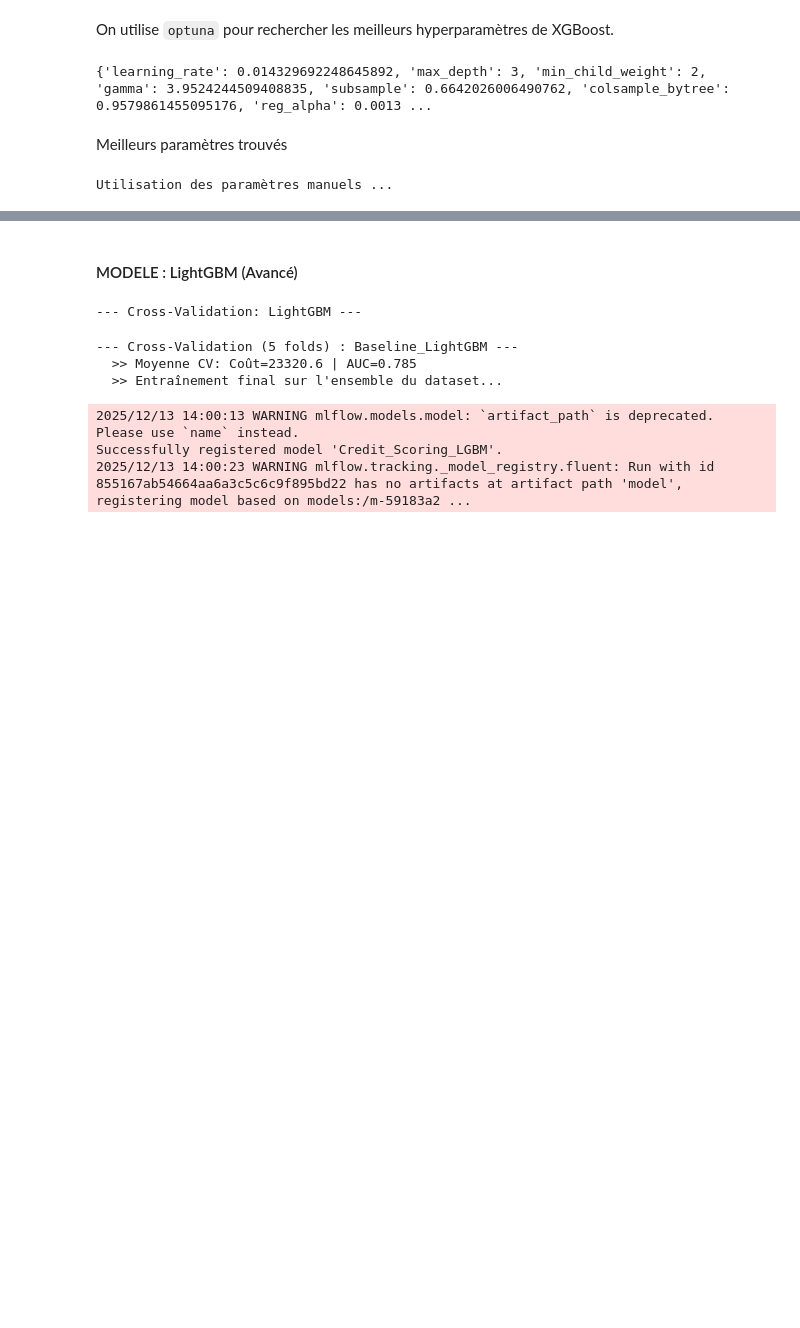
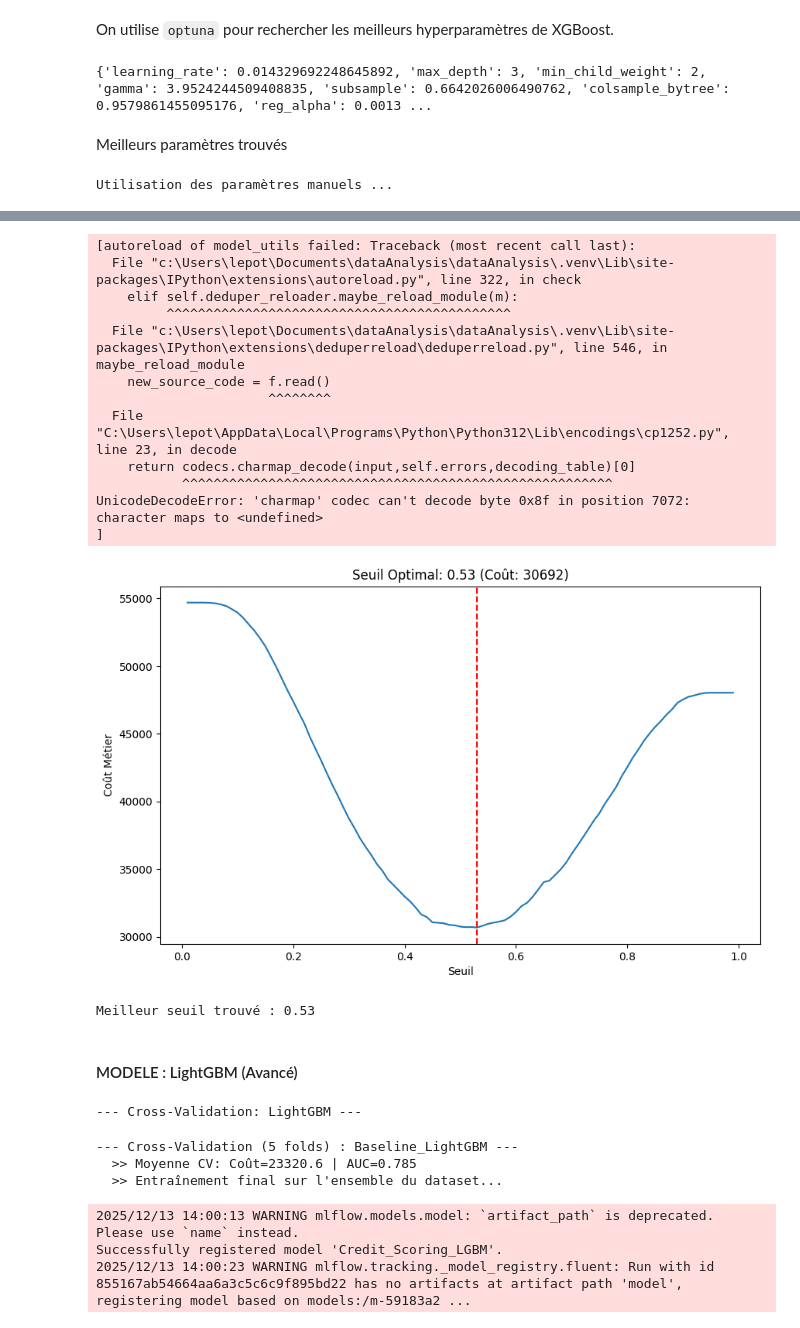
Before and after one commit to Sorci3/dataAnalysis, a Jupyter notebook: notebooks/02_model_training.ipynb, the cells around one changed output, grey strips where cells are left out. Saved outputs shown, nothing was run; the diff lists cells and outputs as text; code cells hidden in the pictures; blank space fills up the shorter version.

```diff
--- a/notebooks/02_model_training.ipynb
+++ b/notebooks/02_model_training.ipynb
@@ -214,37 +199,22 @@ fixed_params = {
 }
 # %% [output]
 Utilisation des paramètres manuels ...
-# %%
-fixed_params= {
-    'learning_rate': 0.04400582813531681,
-    'max_depth': 3, 'min_child_weight': 3,
-    'gamma': 3.1826123101824915,
-    'subsample': 0.6888658996066791,
-    'colsample_bytree': 0.7324941399326785,
-    'reg_alpha': 0.005835037378532085, ''
-    'reg_lambda': 5.981644864209042e-07,
-    'n_estimators': 997,
-    'objective': 'binary:logistic',
-    'scale_pos_weight':ratio_equilibrage,
-    'n_jobs':-1,
-    'random_state':42,
-    'eval_metric':'auc'}
 # %%
 print("\nEntraînement du modèle final XGBoost...")
 
 best_xgb = xgb.XGBClassifier(
-    **best_params,
-    early_stopping_rounds=100
+    **fixed_params,
+    #early_stopping_rounds=100
 )
 
-best_xgb.fit(
-    X_train, y_train,
-    eval_set=[(X_val, y_val)],
-    verbose=1
+print("\n--- Cross-Validation: XGBoost ---")
+model_xgb_optimized, cost_lgbm = train_cv_and_log(
+    model=best_xgb, X=X_train, y=y_train,
+    experiment_name="Credit_Scoring_Baselines",
+    run_name="Best_XGBOOST_Optimized",
+    model_name="Credit_Scoring_XGB_Optimized",
+    description="XGBoost rapide.",
+    tags={"type": "final", "algo": "tree"}
 )
-print("\n--- Évaluation du Modèle ---")
-y_val_proba = best_xgb.predict_proba(X_val)[:, 1]
-auc_score = roc_auc_score(y_val, y_val_proba)
-print(f"ROC AUC Score : {auc_score:.4f}")
 # %% [output]
 Entraînement du modèle final XGBoost...
@@ -292,3 +237,24 @@ Modèle loggé dans MLflow avec run_id: 96cdd75a78ba4fae80305e4c734ef773
+# %%
+y_val_proba = model_xgb_optimized.predict_proba(X_val)[:, 1]
+fig, best_thresh = plot_business_cost_threshold(y_val, y_val_proba)
+plt.show()
+
+print(f"Meilleur seuil trouvé : {best_thresh}")
+# %% [output]
+[autoreload of model_utils failed: Traceback (most recent call last):
+  File "c:\Users\lepot\Documents\dataAnalysis\dataAnalysis\.venv\Lib\site-packages\IPython\extensions\autoreload.py", line 322, in check
+    elif self.deduper_reloader.maybe_reload_module(m):
+         ^^^^^^^^^^^^^^^^^^^^^^^^^^^^^^^^^^^^^^^^^^^^
+  File "c:\Users\lepot\Documents\dataAnalysis\dataAnalysis\.venv\Lib\site-packages\IPython\extensions\deduperreload\deduperreload.py", line 546, in maybe_reload_module
+    new_source_code = f.read()
+                      ^^^^^^^^
+  File "C:\Users\lepot\AppData\Local\Programs\Python\Python312\Lib\encodings\cp1252.py", line 23, in decode
+    return codecs.charmap_decode(input,self.errors,decoding_table)[0]
+           ^^^^^^^^^^^^^^^^^^^^^^^^^^^^^^^^^^^^^^^^^^^^^^^^^^^^^^^
+UnicodeDecodeError: 'charmap' codec can't decode byte 0x8f in position 7072: character maps to <undefined>
+]
+[figure, added]
+Meilleur seuil trouvé : 0.53
 # %% [markdown]
 #### MODELE : LightGBM (Avancé)
 # %%
```
Also changed, not shown: parts of 13 cells of this notebook, 8 other files.
